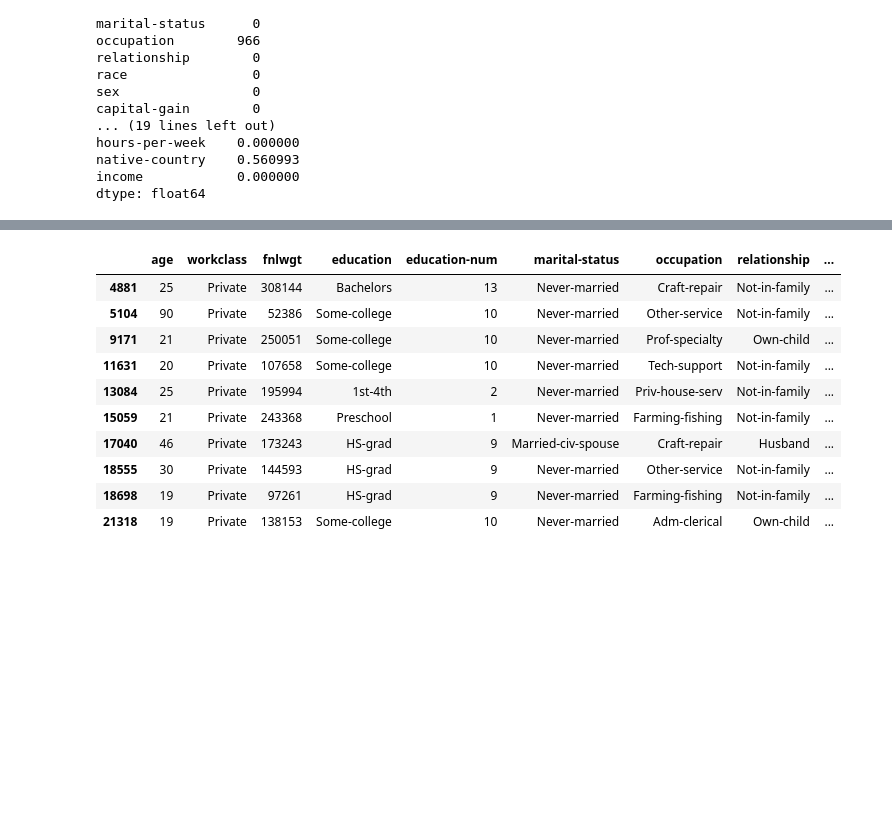
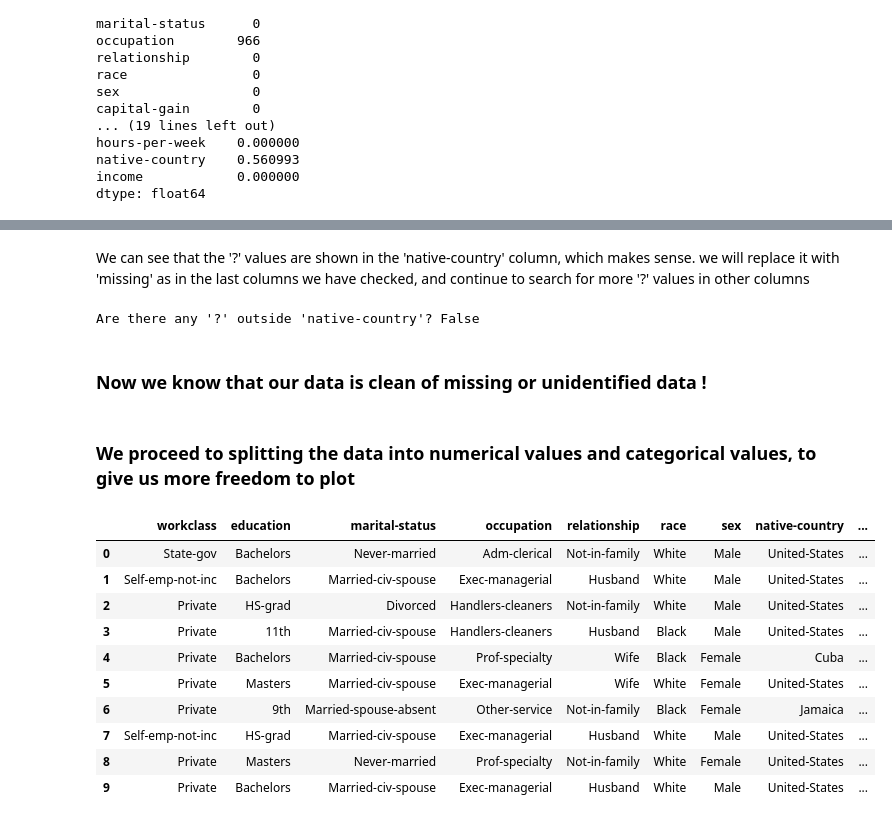
Before and after one commit to ronenhr/2nd_year_project, a Jupyter notebook: Adult_income_project_oreo.ipynb, the cells around one changed output, grey strips where cells are left out. Drawn from its saved outputs; the diff is of its cells as text; code cells hidden in the pictures; blank space fills up the shorter version.

```diff
--- a/Adult_income_project_oreo.ipynb
+++ b/Adult_income_project_oreo.ipynb
@@ -98,0 +105,5 @@ dtype: float64
+# %%
+df['workclass'] = df['workclass'].fillna('missing')
+df['occupation'] = df['occupation'].fillna('missing')
+#drop the rows with missing values in the 'native-country' column
+df = df.dropna(subset=['native-country'])
@@ -98,0 +186,4 @@ dtype: float64
+# %%
+#adding the '?' values to the missing values
+df['workclass'] = df['workclass'].replace('?', 'missing')
+df['workclass'].value_counts()
@@ -98,0 +224,4 @@ dtype: float64
+# %%
+#adding the '?' values to the missing values
+df['occupation'] = df['occupation'].replace('?', 'missing')
+df['occupation'].value_counts()
@@ -99,18 +251,41 @@ dtype: float64
+# %% [markdown]
+We can see that the '?' values are shown in the 'native-country' column, which makes sense. we will replace it with 'missing' as in the last columns we have checked, and continue to search for more '?' values in other columns
+# %%
+#df['native-country'].replace('?', 'missing', inplace=True)
+df.replace({'native-country': {'?': 'missing'}}, inplace=True)
+# %%
+#chekcing if there are any '?' values in a non 'native country' column, if so we will replace them with 'missing'
+
+# Check for '?' values in the entire DataFrame
+mask = df.isin(['?'])
+
+# Drop the 'native_country' column from the mask
+mask_excl_country = mask.drop(columns=['native-country'])
+
+# Check if any '?' values exist outside 'native_country'
+has_question_marks_elsewhere = mask_excl_country.any().any()
+
+print("Are there any '?' outside 'native-country'?", has_question_marks_elsewhere)
+# %% [output]
+Are there any '?' outside 'native-country'? False
+# %% [markdown]
+### Now we know that our data is clean of missing or unidentified data !
+# %% [markdown]
+### We proceed to splitting the data into numerical values and categorical values, to give us more freedom to plot
 # %%
-
-# check for duplicates
-df.duplicated().sum()
-df.loc[df.duplicated(), :].head(10)  # show the first 10 duplicates
+# spilit the columns into categorical and numerical
+df_cat = df.select_dtypes(include=[object])
+df_cat.head(10)
 # %% [output]
-|  | age | workclass | fnlwgt | education | education-num | marital-status | occupation | relationship | ... |
-| 4881 | 25 | Private | 308144 | Bachelors | 13 | Never-married | Craft-repair | Not-in-family | ... |
-| 5104 | 90 | Private | 52386 | Some-college | 10 | Never-married | Other-service | Not-in-family | ... |
-| 9171 | 21 | Private | 250051 | Some-college | 10 | Never-married | Prof-specialty | Own-child | ... |
-| 11631 | 20 | Private | 107658 | Some-college | 10 | Never-married | Tech-support | Not-in-family | ... |
-| 13084 | 25 | Private | 195994 | 1st-4th | 2 | Never-married | Priv-house-serv | Not-in-family | ... |
-| 15059 | 21 | Private | 243368 | Preschool | 1 | Never-married | Farming-fishing | Not-in-family | ... |
-| 17040 | 46 | Private | 173243 | HS-grad | 9 | Married-civ-spouse | Craft-repair | Husband | ... |
-| 18555 | 30 | Private | 144593 | HS-grad | 9 | Never-married | Other-service | Not-in-family | ... |
-| 18698 | 19 | Private | 97261 | HS-grad | 9 | Never-married | Farming-fishing | Not-in-family | ... |
-| 21318 | 19 | Private | 138153 | Some-college | 10 | Never-married | Adm-clerical | Own-child | ... |
+|  | workclass | education | marital-status | occupation | relationship | race | sex | native-country | ... |
+| 0 | State-gov | Bachelors | Never-married | Adm-clerical | Not-in-family | White | Male | United-States | ... |
+| 1 | Self-emp-not-inc | Bachelors | Married-civ-spouse | Exec-managerial | Husband | White | Male | United-States | ... |
+| 2 | Private | HS-grad | Divorced | Handlers-cleaners | Not-in-family | White | Male | United-States | ... |
+| 3 | Private | 11th | Married-civ-spouse | Handlers-cleaners | Husband | Black | Male | United-States | ... |
+| 4 | Private | Bachelors | Married-civ-spouse | Prof-specialty | Wife | Black | Female | Cuba | ... |
+| 5 | Private | Masters | Married-civ-spouse | Exec-managerial | Wife | White | Female | United-States | ... |
+| 6 | Private | 9th | Married-spouse-absent | Other-service | Not-in-family | Black | Female | Jamaica | ... |
+| 7 | Self-emp-not-inc | HS-grad | Married-civ-spouse | Exec-managerial | Husband | White | Male | United-States | ... |
+| 8 | Private | Masters | Never-married | Prof-specialty | Not-in-family | White | Female | United-States | ... |
+| 9 | Private | Bachelors | Married-civ-spouse | Exec-managerial | Husband | White | Male | United-States | ... |
 # %%
```
Also changed, not shown: parts of 40 cells of this notebook.
